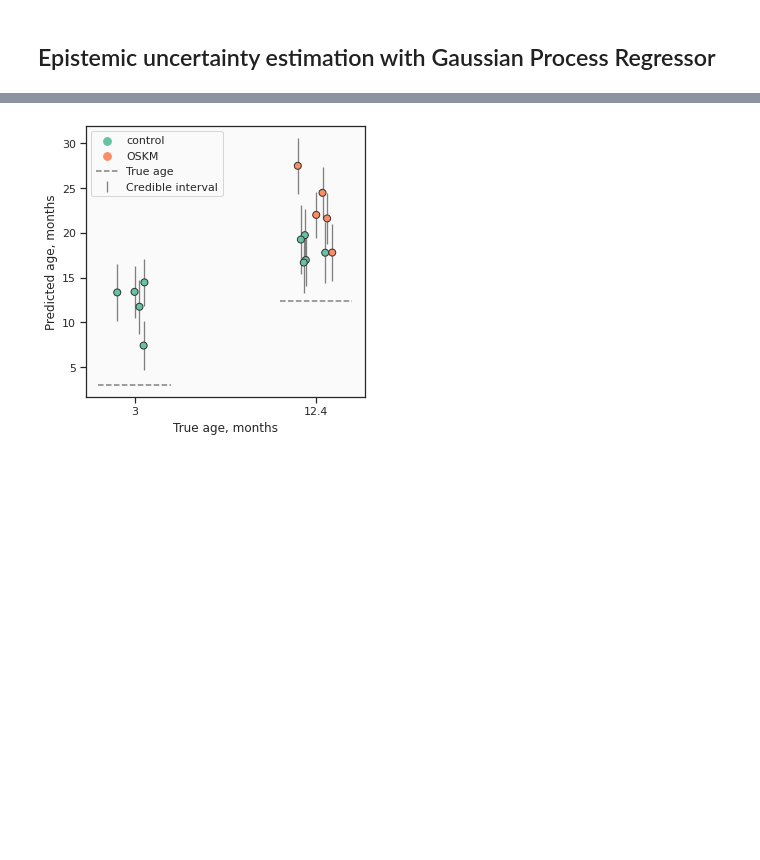
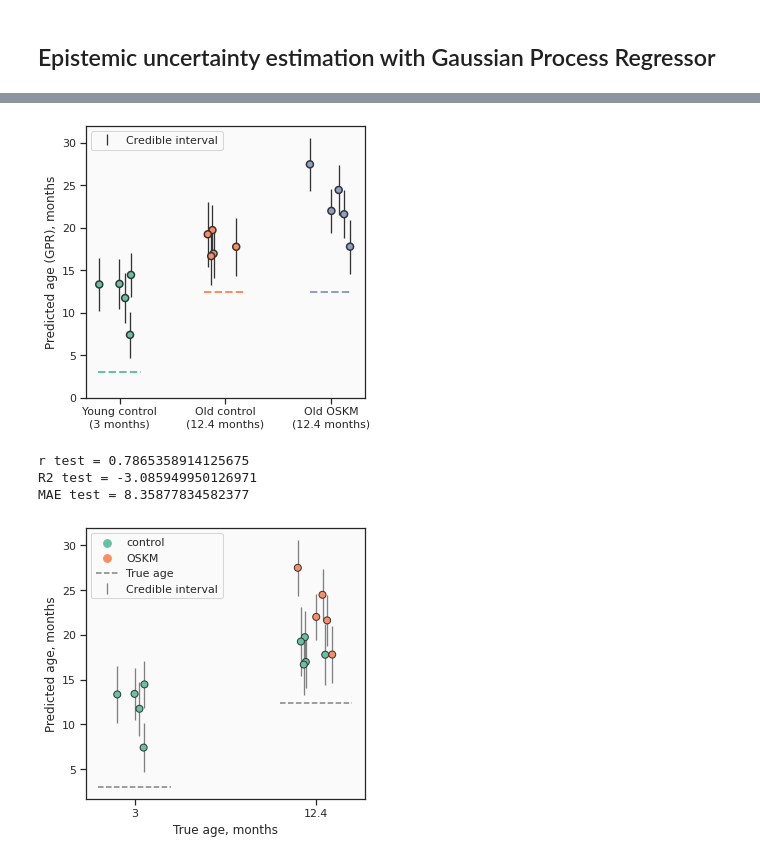
Before and after one commit to ComputationalAgingLab/reprogramming_ood, a Jupyter notebook: invivo_reprog_analysis.ipynb, the cells around one changed output, grey strips where cells are left out. Saved outputs shown, nothing was run; the diff lists cells and outputs as text; code cells hidden in the pictures; blank space fills up the shorter version.

```diff
--- a/invivo_reprog_analysis.ipynb
+++ b/invivo_reprog_analysis.ipynb
@@ -581,4 +589,60 @@ MAE test = 1.9958290791778737
 Resulting kernel: 16.4**2 * RBF(length_scale=2.38) + WhiteKernel(noise_level=1.01)
 Resulting kernel (full): 22.3**2 * RBF(length_scale=3.6) + WhiteKernel(noise_level=2.25)
 [figure]
+# %%
+y_test_predict_r, y_test_std_r = model.predict(Xr_clock, return_std=True)
+
+metr_ = metr.copy()
+metr_['gpr_age'] = y_test_predict_r
+metr_['gpr_std'] = y_test_std_r
+metr_['age'] = metr_['age'].astype('str')
+metr_['age'] = metr_['age'].map({'3.0':'3', '12.0':'12.4', '12.4':'12.4'})
+metr_['condition'] = metr_['characteristics_ch1.2.cell type']
+# metr_['condition'] = metr_['condition'].apply(lambda x: x.split(' ')[1])
+
+fig, ax = plt.subplots(1, 1, figsize=(5, 5))
+np.random.seed(10) #fix random seed for stripplot
+strip = sns.stripplot(data=metr_,
+                x='condition',
+                y='gpr_age',
+                palette='Set2',
+                jitter=0.2,
+                s=7, linewidth=1.5, edgecolor="#333333",
+                ax=ax)
+ax.set_xlabel('')
+ax.set_xticklabels(['Young control\n(3 months)',
+                    'Old control\n(12.4 months)',
+                    'Old OSKM\n(12.4 months)'
+                    ])
+
+yng_coords = strip.collections[0].get_offsets().data
+old_coords = strip.collections[1].get_offsets().data
+oskm_coords = strip.collections[2].get_offsets().data
+ax.errorbar(y=yng_coords[:, 1],
+            x=yng_coords[:, 0], yerr=metr_['gpr_std'][metr_['condition'] == 'Young control liver'],
+            linewidth=0, elinewidth=1.3, color='#333333')
+ax.errorbar(y=old_coords[:, 1],
+            x=old_coords[:, 0], yerr=metr_['gpr_std'][metr_['condition'] == 'Old control liver'],
+            linewidth=0, elinewidth=1.3, color='#333333')
+ax.errorbar(y=oskm_coords[:, 1],
+            x=oskm_coords[:, 0], yerr=metr_['gpr_std'][metr_['condition'] == 'Old OSKM liver'],
+            linewidth=0, elinewidth=1.3, color='#333333', label='Credible interval')
+plt.plot([-0.2, 0.2], [3, 3], ls='--', color=sns.color_palette('Set2')[0], lw=2.,)
+plt.plot([0.8, 1.2], [12.4, 12.4], ls='--', color=sns.color_palette('Set2')[1], lw=2.,)
+plt.plot([1.8, 2.2], [12.4, 12.4], ls='--', color=sns.color_palette('Set2')[2], lw=2. )
+ax.set_ylabel('Predicted age (GPR), months')
+ax.legend(loc='upper left')
+ax.set_ylim([0, 32])
+
+plt.savefig('figs/A4_invivo.pdf', format='pdf', bbox_inches='tight')
+plt.show()
+
+print(f'r test = {np.corrcoef(yr, y_test_predict_r)[0,1]}')
+print(f'R2 test = {r2_score(yr, y_test_predict_r)}')
+print(f'MAE test = {mean_absolute_error(yr, y_test_predict_r)}')
+# %% [output]
+[figure, added]
+r test = 0.7865358914125675
+R2 test = -3.085949950126971
+MAE test = 8.35877834582377
 # %%
```
Also changed, not shown: parts of 4 cells of this notebook, 2 other files.
